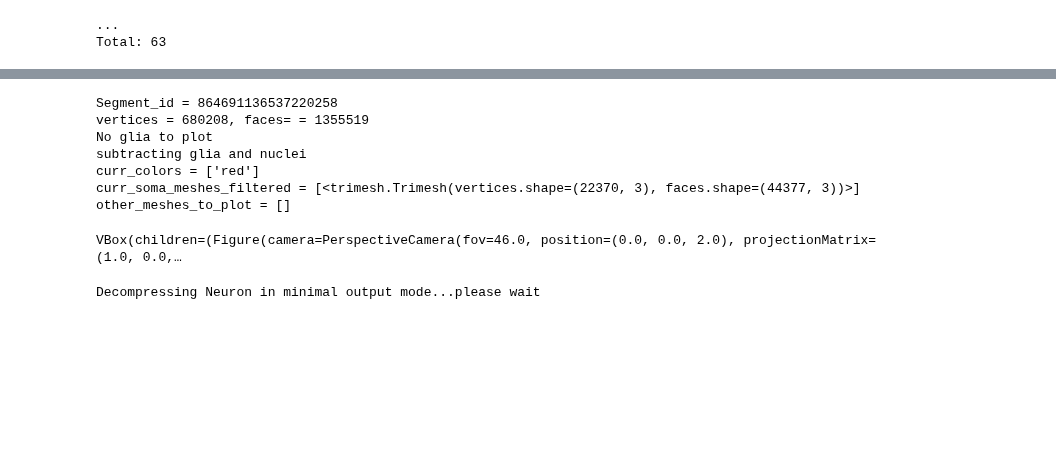
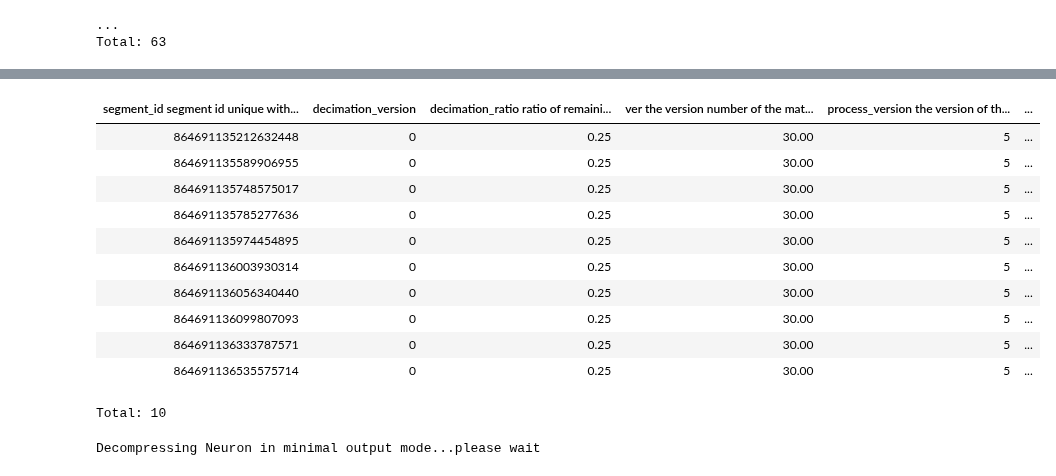
Before and after one commit to celiibrendan/neuron_mesh_tools, a Jupyter notebook: Auto_Proofreading/Validation_Testing/Allen_Proofread_Validation/Manually_Proofread_Cells.ipynb, the cells around one changed output, grey strips where cells are left out. Drawn from its saved outputs; the diff is of its cells as text; code cells hidden in the pictures; blank space fills up the shorter version.

Commit message:
validation progress

```diff
--- a/Auto_Proofreading/Validation_Testing/Allen_Proofread_Validation/Manually_Proofread_Cells.ipynb
+++ b/Auto_Proofreading/Validation_Testing/Allen_Proofread_Validation/Manually_Proofread_Cells.ipynb
@@ -95,11 +75,0 @@ Total: 63
-# %%
-du.plot_decimated_mesh_with_somas(864691136537220258)
-# %% [output]
-Segment_id = 864691136537220258
-vertices = 680208, faces= = 1355519
-No glia to plot
-subtracting glia and nuclei
-curr_colors = ['red']
-curr_soma_meshes_filtered = [<trimesh.Trimesh(vertices.shape=(22370, 3), faces.shape=(44377, 3))>]
-other_meshes_to_plot = []
-VBox(children=(Figure(camera=PerspectiveCamera(fov=46.0, position=(0.0, 0.0, 2.0), projectionMatrix=(1.0, 0.0,…
@@ -107,0 +76,15 @@ seg_id = 864691135113167769
+# %%
+minnie.Decomposition() & minnie.AutoProofreadValidationSegment() & "n_error_limbs>0"
+# %% [output]
+| segment_id segment id unique with... | decimation_version | decimation_ratio ratio of remaini... | ver the version number of the mat... | process_version the version of th... | ... |
+| 864691135212632448 | 0 | 0.25 | 30.00 | 5 | ... |
+| 864691135589906955 | 0 | 0.25 | 30.00 | 5 | ... |
+| 864691135748575017 | 0 | 0.25 | 30.00 | 5 | ... |
+| 864691135785277636 | 0 | 0.25 | 30.00 | 5 | ... |
+| 864691135974454895 | 0 | 0.25 | 30.00 | 5 | ... |
+| 864691136003930314 | 0 | 0.25 | 30.00 | 5 | ... |
+| 864691136056340440 | 0 | 0.25 | 30.00 | 5 | ... |
+| 864691136099807093 | 0 | 0.25 | 30.00 | 5 | ... |
+| 864691136333787571 | 0 | 0.25 | 30.00 | 5 | ... |
+| 864691136535575714 | 0 | 0.25 | 30.00 | 5 | ... |
+Total: 10
```
Also changed, not shown: parts of 18 cells of this notebook, 3 other files.
